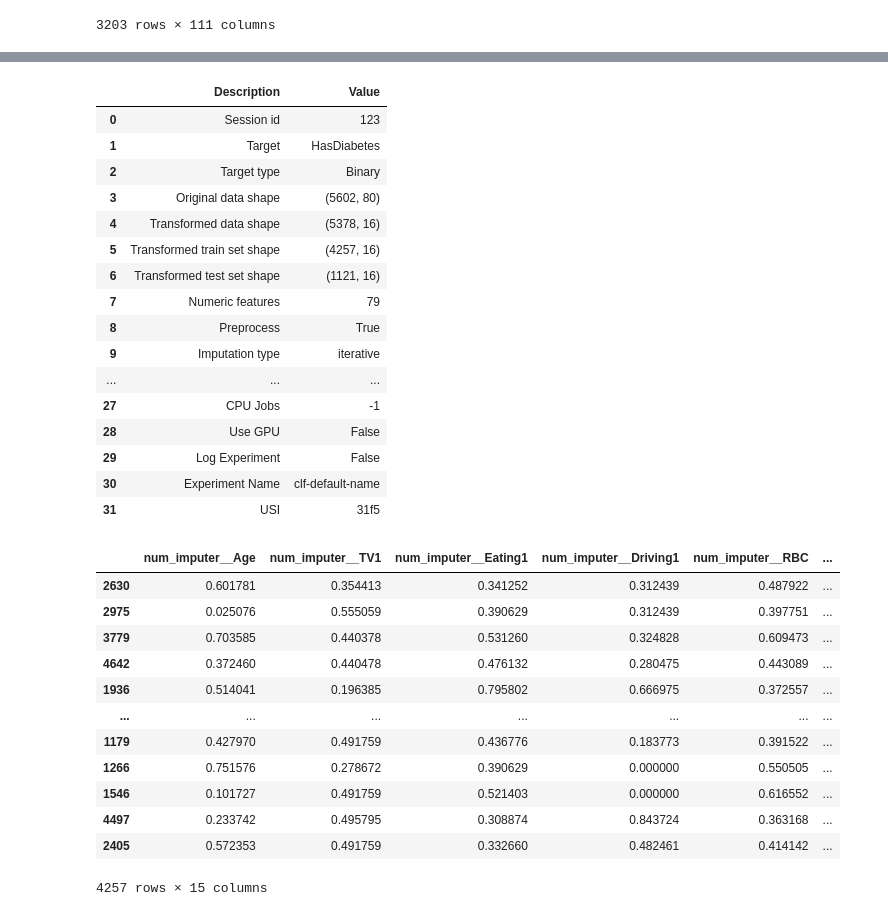
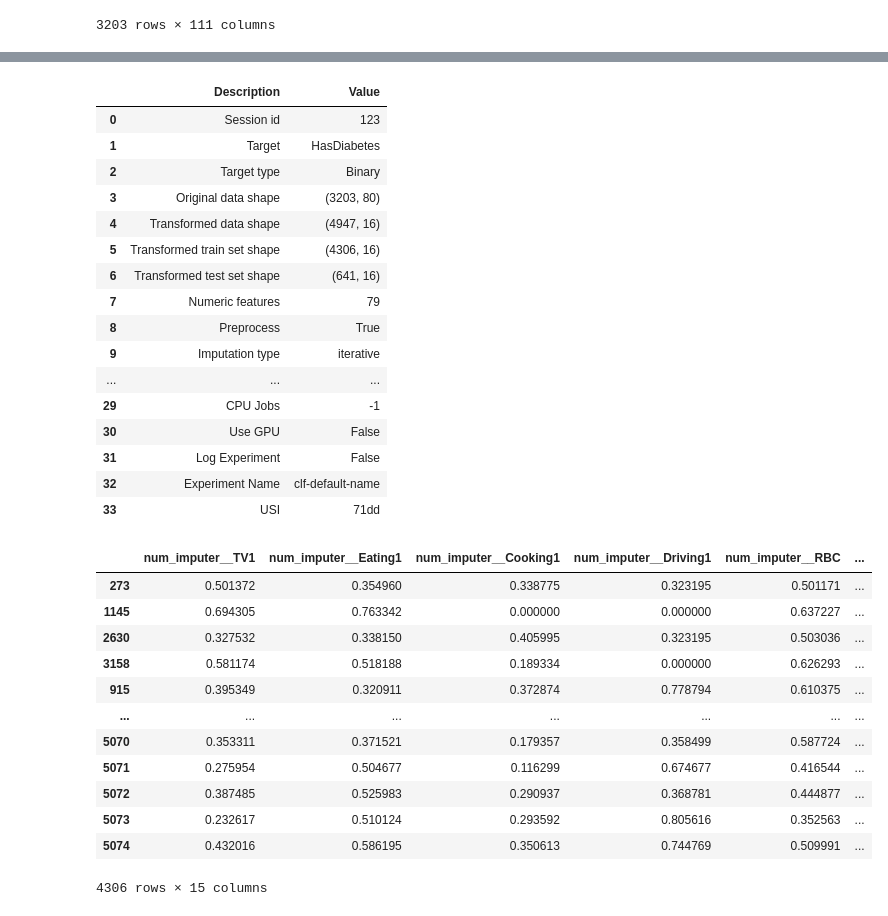
Before and after one commit to salehnasab/FeatureSelection, a Jupyter notebook: DMPrediction-FS.ipynb, the cells around one changed output, grey strips where cells are left out. Saved outputs shown, nothing was run; the diff lists cells and outputs as text; code cells hidden in the pictures.

```diff
--- a/DMPrediction-FS.ipynb
+++ b/DMPrediction-FS.ipynb
@@ -260,42 +234,45 @@ HasDiabetes= setup(data = result, target = 'HasDiabetes', session_id=123,
                   normalize_method = 'minmax',
                   feature_selection = True,
                   feature_selection_estimator='lightgbm',
+                  fix_imbalance=True,
+                  fix_imbalance_method='SMOTE',
                   train_size = 0.8)
 # %% [output]
 |  | Description | Value |
 | 0 | Session id | 123 |
 | 1 | Target | HasDiabetes |
 | 2 | Target type | Binary |
-| 3 | Original data shape | (5602, 80) |
-| 4 | Transformed data shape | (5378, 16) |
-| 5 | Transformed train set shape | (4257, 16) |
-| 6 | Transformed test set shape | (1121, 16) |
+| 3 | Original data shape | (3203, 80) |
+| 4 | Transformed data shape | (4947, 16) |
+| 5 | Transformed train set shape | (4306, 16) |
+| 6 | Transformed test set shape | (641, 16) |
 | 7 | Numeric features | 79 |
 | 8 | Preprocess | True |
 | 9 | Imputation type | iterative |
 | ... | ... | ... |
-| 27 | CPU Jobs | -1 |
-| 28 | Use GPU | False |
-| 29 | Log Experiment | False |
-| 30 | Experiment Name | clf-default-name |
-| 31 | USI | 31f5 |
+| 29 | CPU Jobs | -1 |
+| 30 | Use GPU | False |
+| 31 | Log Experiment | False |
+| 32 | Experiment Name | clf-default-name |
+| 33 | USI | 71dd |
 # %%
 X_train = get_config('X_train_transformed')
+y_train = get_config('y_train_transformed')
 X_train
 # %% [output]
-|  | num_imputer__Age | num_imputer__TV1 | num_imputer__Eating1 | num_imputer__Driving1 | num_imputer__RBC | ... |
-| 2630 | 0.601781 | 0.354413 | 0.341252 | 0.312439 | 0.487922 | ... |
-| 2975 | 0.025076 | 0.555059 | 0.390629 | 0.312439 | 0.397751 | ... |
-| 3779 | 0.703585 | 0.440378 | 0.531260 | 0.324828 | 0.609473 | ... |
-| 4642 | 0.372460 | 0.440478 | 0.476132 | 0.280475 | 0.443089 | ... |
-| 1936 | 0.514041 | 0.196385 | 0.795802 | 0.666975 | 0.372557 | ... |
+|  | num_imputer__TV1 | num_imputer__Eating1 | num_imputer__Cooking1 | num_imputer__Driving1 | num_imputer__RBC | ... |
+| 273 | 0.501372 | 0.354960 | 0.338775 | 0.323195 | 0.501171 | ... |
+| 1145 | 0.694305 | 0.763342 | 0.000000 | 0.000000 | 0.637227 | ... |
+| 2630 | 0.327532 | 0.338150 | 0.405995 | 0.323195 | 0.503036 | ... |
+| 3158 | 0.581174 | 0.518188 | 0.189334 | 0.000000 | 0.626293 | ... |
+| 915 | 0.395349 | 0.320911 | 0.372874 | 0.778794 | 0.610375 | ... |
 | ... | ... | ... | ... | ... | ... | ... |
-| 1179 | 0.427970 | 0.491759 | 0.436776 | 0.183773 | 0.391522 | ... |
-| 1266 | 0.751576 | 0.278672 | 0.390629 | 0.000000 | 0.550505 | ... |
-| 1546 | 0.101727 | 0.491759 | 0.521403 | 0.000000 | 0.616552 | ... |
-| 4497 | 0.233742 | 0.495795 | 0.308874 | 0.843724 | 0.363168 | ... |
-| 2405 | 0.572353 | 0.491759 | 0.332660 | 0.482461 | 0.414142 | ... |
+| 5070 | 0.353311 | 0.371521 | 0.179357 | 0.358499 | 0.587724 | ... |
+| 5071 | 0.275954 | 0.504677 | 0.116299 | 0.674677 | 0.416544 | ... |
+| 5072 | 0.387485 | 0.525983 | 0.290937 | 0.368781 | 0.444877 | ... |
+| 5073 | 0.232617 | 0.510124 | 0.293592 | 0.805616 | 0.352563 | ... |
+| 5074 | 0.432016 | 0.586195 | 0.350613 | 0.744769 | 0.509991 | ... |
-4257 rows × 15 columns
+4306 rows × 15 columns
 # %%
 for col in X_train.columns:
     print(col)
```
Also changed, not shown: parts of 36 cells of this notebook.
